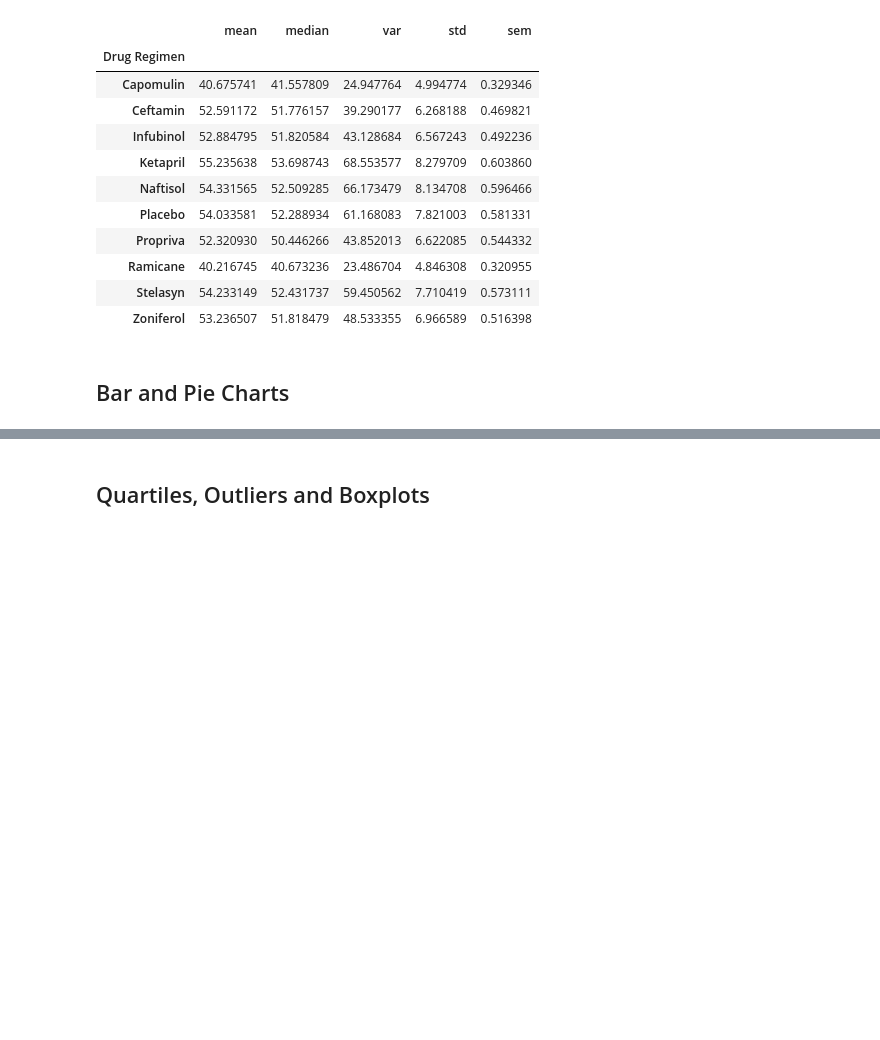
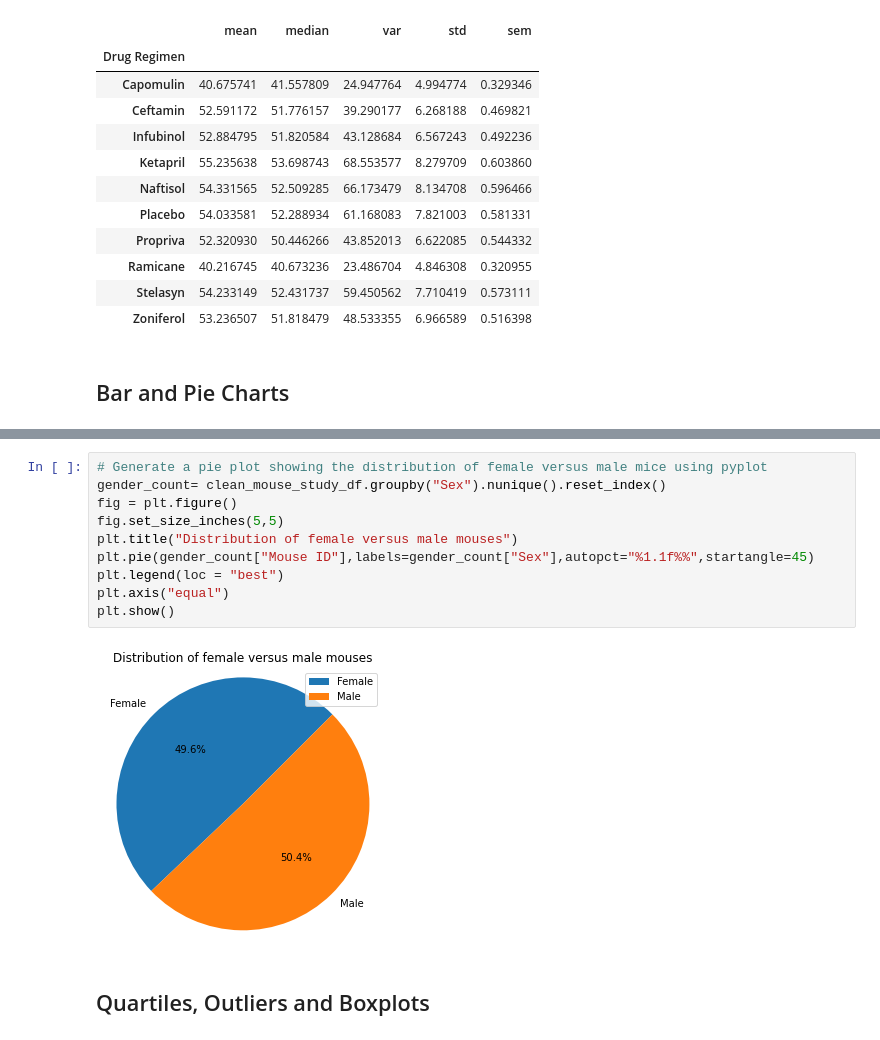
Before and after one commit to datng87/Matplotlib, a Jupyter notebook: Pymaceuticals/pymaceuticals_starter.ipynb, the cells around one changed output, grey strips where cells are left out. Drawn from its saved outputs; the diff is of its cells as text; blank space fills up the shorter version.

```diff
--- a/Pymaceuticals/pymaceuticals_starter.ipynb
+++ b/Pymaceuticals/pymaceuticals_starter.ipynb
@@ -145,3 +172,15 @@ clean_mouse_study_df.groupby("Drug Regimen")["Tumor Volume (mm3)"].agg(["mean","
+# %%
+# Generate a pie plot showing the distribution of female versus male mice using pyplot
+gender_count= clean_mouse_study_df.groupby("Sex").nunique().reset_index()
+fig = plt.figure()
+fig.set_size_inches(5,5)
+plt.title("Distribution of female versus male mouses")
+plt.pie(gender_count["Mouse ID"],labels=gender_count["Sex"],autopct="%1.1f%%",startangle=45)
+plt.legend(loc = "best")
+plt.axis("equal")
+plt.show()
+# %% [output]
+[figure, added]
 # %% [markdown]
 ## Quartiles, Outliers and Boxplots
 # %%
```
Also changed, not shown: parts of 16 cells of this notebook, 1 other file.
